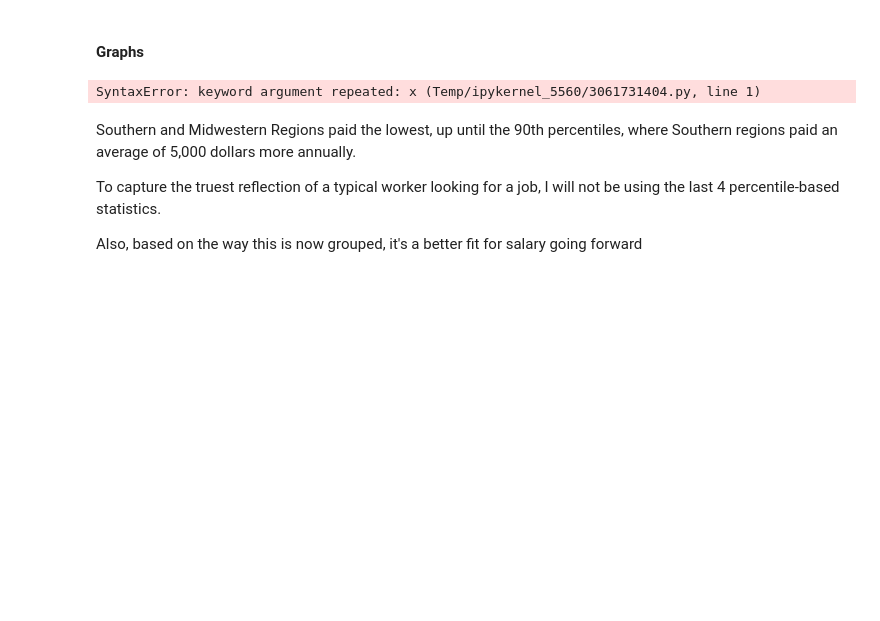
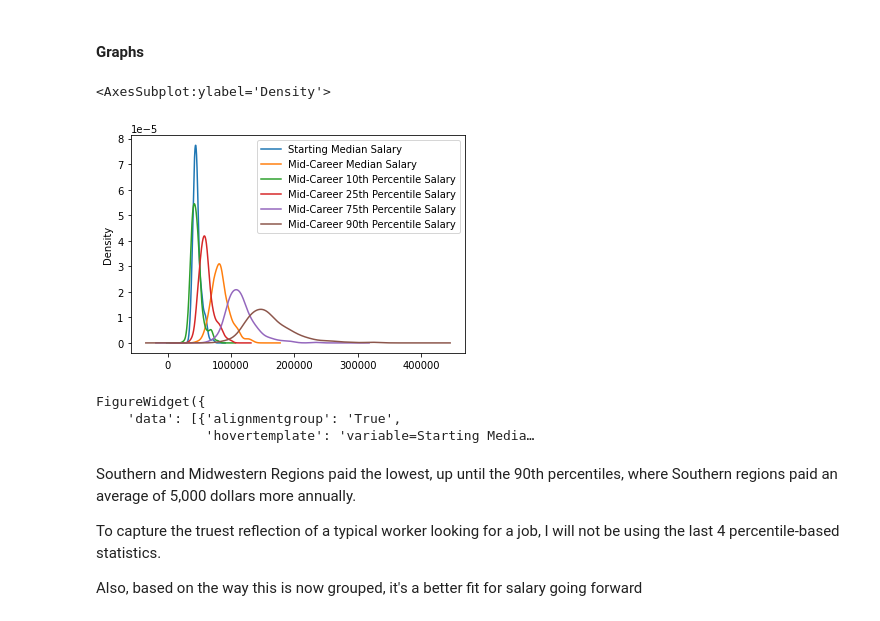
Before and after one commit to joshfgohunt/Capstone, a Jupyter notebook: 1.Explore_Education_Data.ipynb, the cells around one changed output. Drawn from its saved outputs; the diff is of its cells as text; code cells hidden in the pictures; blank space fills up the shorter version.

```diff
--- a/1.Explore_Education_Data.ipynb
+++ b/1.Explore_Education_Data.ipynb
@@ -178,9 +192,14 @@ dtype: float64
 there does seem to be a good amount of variation in this dataset, though the size of the set does lend itself to a good amount of variability.
 # %% [markdown]
 #### Graphs
+# %%
+u_reg_salaries.plot.density()
+# %% [output]
+<AxesSubplot:ylabel='Density'>
+[figure, added]
 # %%
 
-fig = px.bar(reg_salaries,x = reg_salaries.columns,x = reg_salaries.index,
+fig = px.bar(reg_salaries,x = reg_salaries.columns,y = reg_salaries.index,
             title = 'State Starting Salaries',
              barmode = 'group'
             )
@@ -188,7 +207,9 @@ fig = px.bar(reg_salaries,x = reg_salaries.columns,x = reg_salaries.index,
 fig_widget = go.FigureWidget(fig)
 fig_widget
 # %% [output]
-SyntaxError: keyword argument repeated: x (Temp/ipykernel_5560/3061731404.py, line 1)
+FigureWidget({
+    'data': [{'alignmentgroup': 'True',
+              'hovertemplate': 'variable=Starting Media…
 # %% [markdown]
 Southern and Midwestern Regions paid the lowest, up until the 90th percentiles, where Southern regions paid  an average of 5,000 dollars more annually.
 
```
Also changed, not shown: parts of 9 cells of this notebook, 2 other files.
